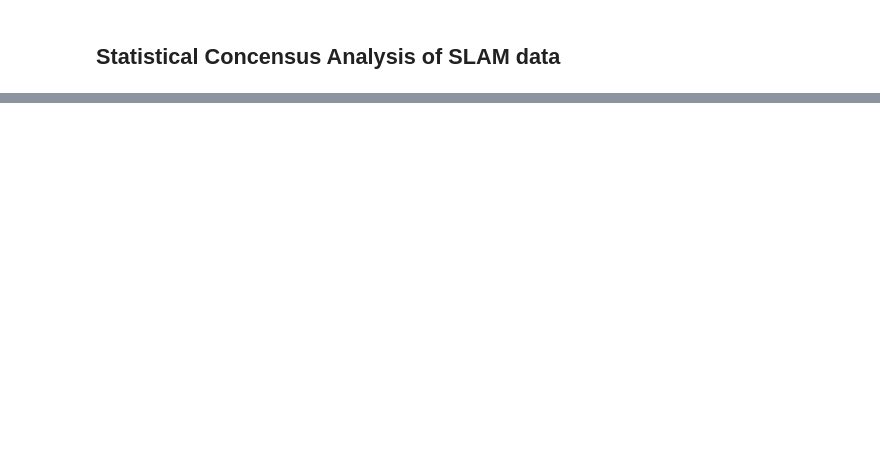
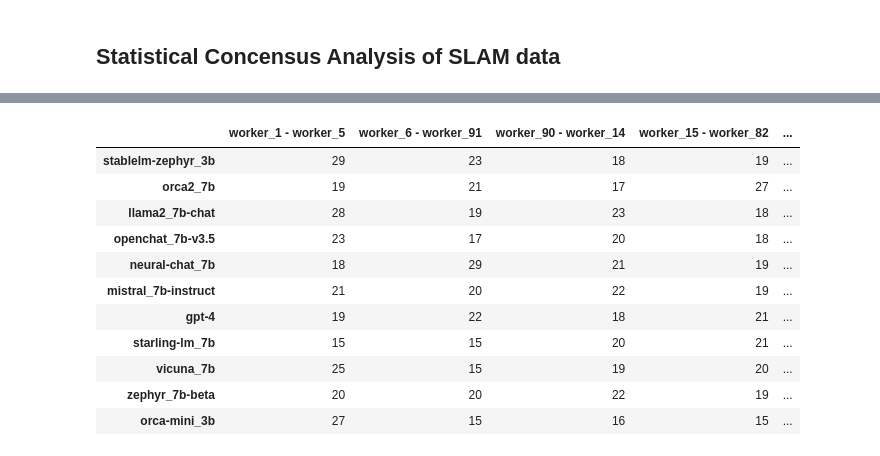
Before and after one commit to Jaseci-Labs/slam, a Jupyter notebook: notebooks/Statistical Analysis/worker_stat.ipynb, the cells around one changed output, grey strips where cells are left out. Cells and saved outputs as stored; diff of their text form; code cells hidden in the pictures; blank space fills up the shorter version.

```diff
--- a/notebooks/Statistical Analysis/worker_stat.ipynb
+++ b/notebooks/Statistical Analysis/worker_stat.ipynb
@@ -99,4 +91,8 @@ for sample in sub_keys:
     sub = df3.loc[sample]
     sub_data[sample[0]+' - '+sample[-1]] = pd.DataFrame(sub.sum(axis=0))
 
-sub_data
+sub_num = pd.DataFrame([])
+
+for sample in sub_keys:
+    sub = df.loc[sample]
+    sub_num[sample[0]+' - '+sample[-1]] = pd.DataFrame(sub.sum(axis=0))
@@ -139,0 +114,15 @@ sub_data
+# %%
+sub_num
+# %% [output]
+|  | worker_1 - worker_5 | worker_6 - worker_91 | worker_90 - worker_14 | worker_15 - worker_82 | ... |
+| stablelm-zephyr_3b | 29 | 23 | 18 | 19 | ... |
+| orca2_7b | 19 | 21 | 17 | 27 | ... |
+| llama2_7b-chat | 28 | 19 | 23 | 18 | ... |
+| openchat_7b-v3.5 | 23 | 17 | 20 | 18 | ... |
+| neural-chat_7b | 18 | 29 | 21 | 19 | ... |
+| mistral_7b-instruct | 21 | 20 | 22 | 19 | ... |
+| gpt-4 | 19 | 22 | 18 | 21 | ... |
+| starling-lm_7b | 15 | 15 | 20 | 21 | ... |
+| vicuna_7b | 25 | 15 | 19 | 20 | ... |
+| zephyr_7b-beta | 20 | 20 | 22 | 19 | ... |
+| orca-mini_3b | 27 | 15 | 16 | 15 | ... |
```
Also changed, not shown: parts of 15 cells of this notebook.
